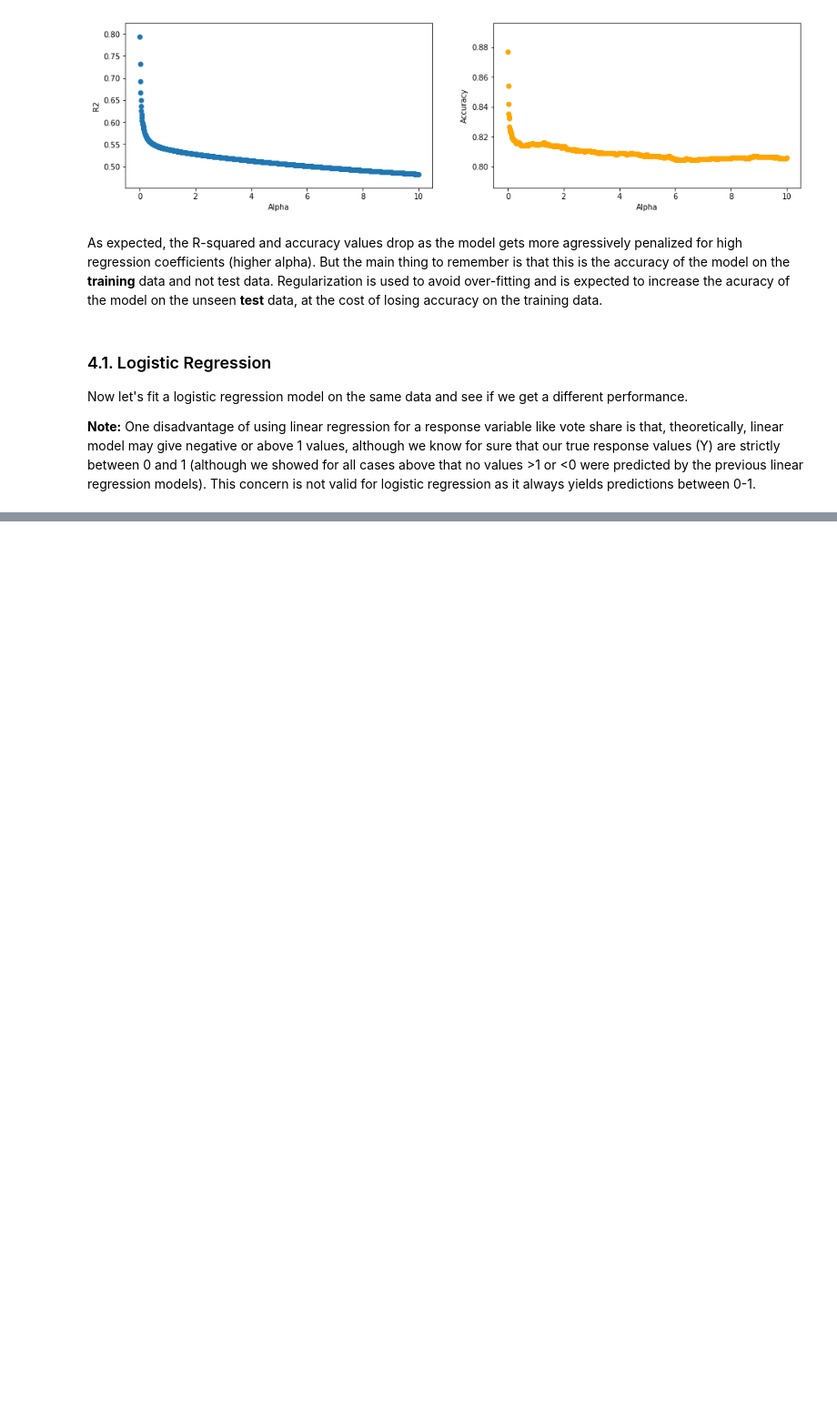
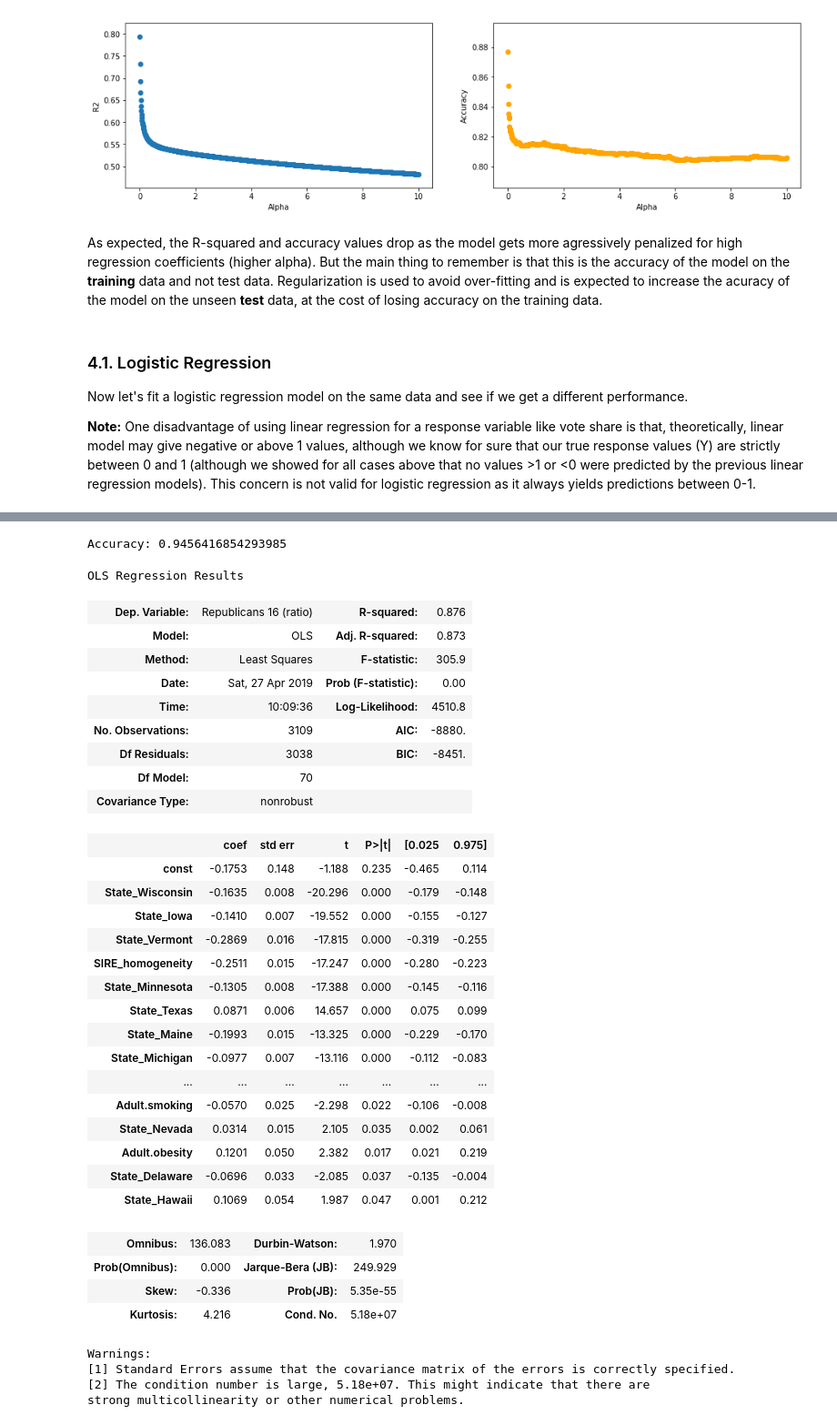
Before and after one commit to ArashTavassoli/Portfolio, a Jupyter notebook: Stats and Politics/Part 3 - Statistical Modeling.ipynb, the cells around one changed output, grey strips where cells are left out. Shown: that part at 91% size. Drawn from its saved outputs; the diff is of its cells as text; code cells hidden in the pictures; blank space fills up the shorter version.

```diff
--- a/Stats and Politics/Part 3 - Statistical Modeling.ipynb
+++ b/Stats and Politics/Part 3 - Statistical Modeling.ipynb
@@ -425,0 +482,51 @@ Now build new models to predict the 2012 and 2016 relative vote share of the Rep
+# %%
+#We use the same X but will change the response to 2016 vote share:
+y = df_data_clean['Republicans 16 (ratio)']
+
+# dropping features until we only have features for which we get p < 0.05:
+myregression, X_loop = OLS_model_optimizer(X, y)
+
+prediction = myregression.predict(X_loop)    # Using x_temp as we don't need the added constant
+
+prediction_binary = np.where(prediction >= 0.5, 1,0)
+y_binary = np.where(y >= 0.5, 1,0)
+total_correct = np.sum(prediction_binary == y_binary)
+print("Accuracy:", total_correct / len(y))
+
+display(myregression.summary())
+# %% [output]
+Accuracy: 0.9456416854293985
+OLS Regression Results
+| Dep. Variable: | Republicans 16 (ratio) | R-squared: | 0.876 |
+| Model: | OLS | Adj. R-squared: | 0.873 |
+| Method: | Least Squares | F-statistic: | 305.9 |
+| Date: | Sat, 27 Apr 2019 | Prob (F-statistic): | 0.00 |
+| Time: | 10:09:36 | Log-Likelihood: | 4510.8 |
+| No. Observations: | 3109 | AIC: | -8880. |
+| Df Residuals: | 3038 | BIC: | -8451. |
+| Df Model: | 70 |  |  |
+| Covariance Type: | nonrobust |  |  |
+|  | coef | std err | t | P>|t| | [0.025 | 0.975] |
+| const | -0.1753 | 0.148 | -1.188 | 0.235 | -0.465 | 0.114 |
+| State_Wisconsin | -0.1635 | 0.008 | -20.296 | 0.000 | -0.179 | -0.148 |
+| State_Iowa | -0.1410 | 0.007 | -19.552 | 0.000 | -0.155 | -0.127 |
+| State_Vermont | -0.2869 | 0.016 | -17.815 | 0.000 | -0.319 | -0.255 |
+| SIRE_homogeneity | -0.2511 | 0.015 | -17.247 | 0.000 | -0.280 | -0.223 |
+| State_Minnesota | -0.1305 | 0.008 | -17.388 | 0.000 | -0.145 | -0.116 |
+| State_Texas | 0.0871 | 0.006 | 14.657 | 0.000 | 0.075 | 0.099 |
+| State_Maine | -0.1993 | 0.015 | -13.325 | 0.000 | -0.229 | -0.170 |
+| State_Michigan | -0.0977 | 0.007 | -13.116 | 0.000 | -0.112 | -0.083 |
+| ... | ... | ... | ... | ... | ... | ... |
+| Adult.smoking | -0.0570 | 0.025 | -2.298 | 0.022 | -0.106 | -0.008 |
+| State_Nevada | 0.0314 | 0.015 | 2.105 | 0.035 | 0.002 | 0.061 |
+| Adult.obesity | 0.1201 | 0.050 | 2.382 | 0.017 | 0.021 | 0.219 |
+| State_Delaware | -0.0696 | 0.033 | -2.085 | 0.037 | -0.135 | -0.004 |
+| State_Hawaii | 0.1069 | 0.054 | 1.987 | 0.047 | 0.001 | 0.212 |
+| Omnibus: | 136.083 | Durbin-Watson: | 1.970 |
+| Prob(Omnibus): | 0.000 | Jarque-Bera (JB): | 249.929 |
+| Skew: | -0.336 | Prob(JB): | 5.35e-55 |
+| Kurtosis: | 4.216 | Cond. No. | 5.18e+07 |
+Warnings:
+[1] Standard Errors assume that the covariance matrix of the errors is correctly specified.
+[2] The condition number is large, 5.18e+07. This might indicate that there are
+strong multicollinearity or other numerical problems.
```
Also changed, not shown: parts of 19 cells of this notebook, 1 other file.
